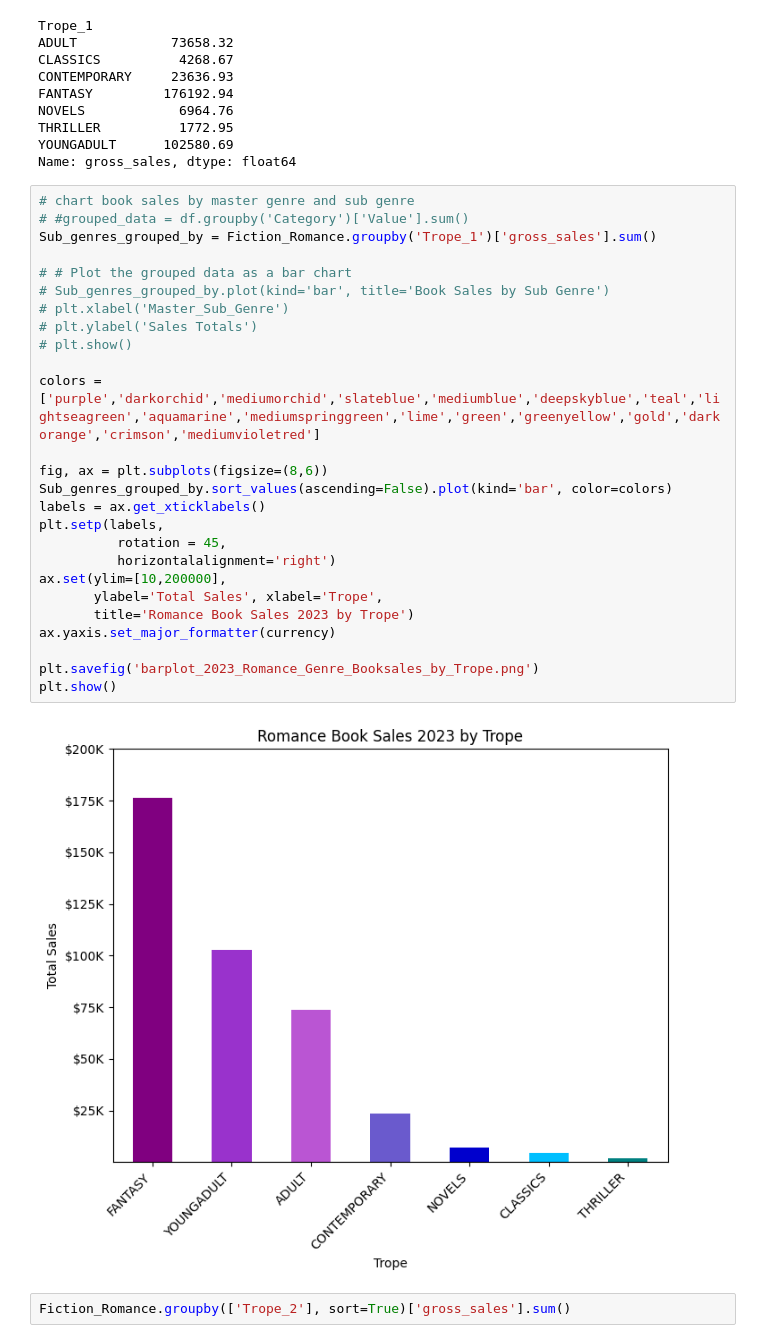
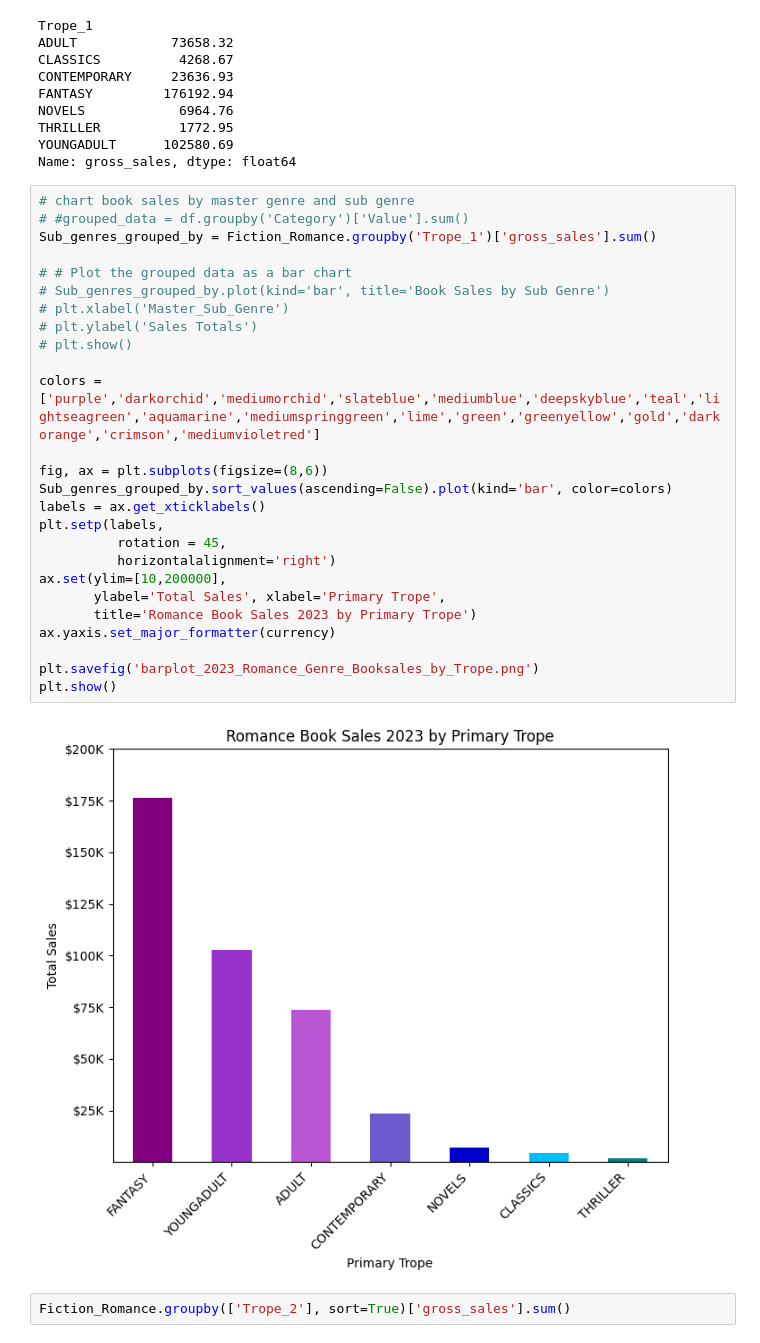
Before and after one commit to ammabe1/Publish-Me---Release-Assistant, a Jupyter notebook: Publish_Me Release_Assistant.ipynb, the cells around one changed output. Cells and saved outputs as stored; diff of their text form.

```diff
--- a/Publish_Me Release_Assistant.ipynb
+++ b/Publish_Me Release_Assistant.ipynb
@@ -1299,31 +1299,31 @@ Name: gross_sales, dtype: float64
 # %%
 # chart book sales by master genre and sub genre
 # #grouped_data = df.groupby('Category')['Value'].sum()
 Sub_genres_grouped_by = Fiction_Romance.groupby('Trope_1')['gross_sales'].sum()
 
 # # Plot the grouped data as a bar chart
 # Sub_genres_grouped_by.plot(kind='bar', title='Book Sales by Sub Genre')
 # plt.xlabel('Master_Sub_Genre')
 # plt.ylabel('Sales Totals')
 # plt.show()
 
 colors = ['purple','darkorchid','mediumorchid','slateblue','mediumblue','deepskyblue','teal','lightseagreen','aquamarine','mediumspringgreen','lime','green','greenyellow','gold','darkorange','crimson','mediumvioletred']
 
 fig, ax = plt.subplots(figsize=(8,6))
 Sub_genres_grouped_by.sort_values(ascending=False).plot(kind='bar', color=colors)
 labels = ax.get_xticklabels()
 plt.setp(labels,
           rotation = 45,
           horizontalalignment='right')
 ax.set(ylim=[10,200000],
-       ylabel='Total Sales', xlabel='Trope',
-       title='Romance Book Sales 2023 by Trope')
+       ylabel='Total Sales', xlabel='Primary Trope',
+       title='Romance Book Sales 2023 by Primary Trope')
 ax.yaxis.set_major_formatter(currency)
 
 plt.savefig('barplot_2023_Romance_Genre_Booksales_by_Trope.png')
 plt.show()
 # %% [output]
-[figure, old version]
+[figure, new version]
 # %%
 Fiction_Romance.groupby(['Trope_2'], sort=True)['gross_sales'].sum()
 # %% [output]
```
Also changed, not shown: parts of 1 cell of this notebook, 1 other file.
